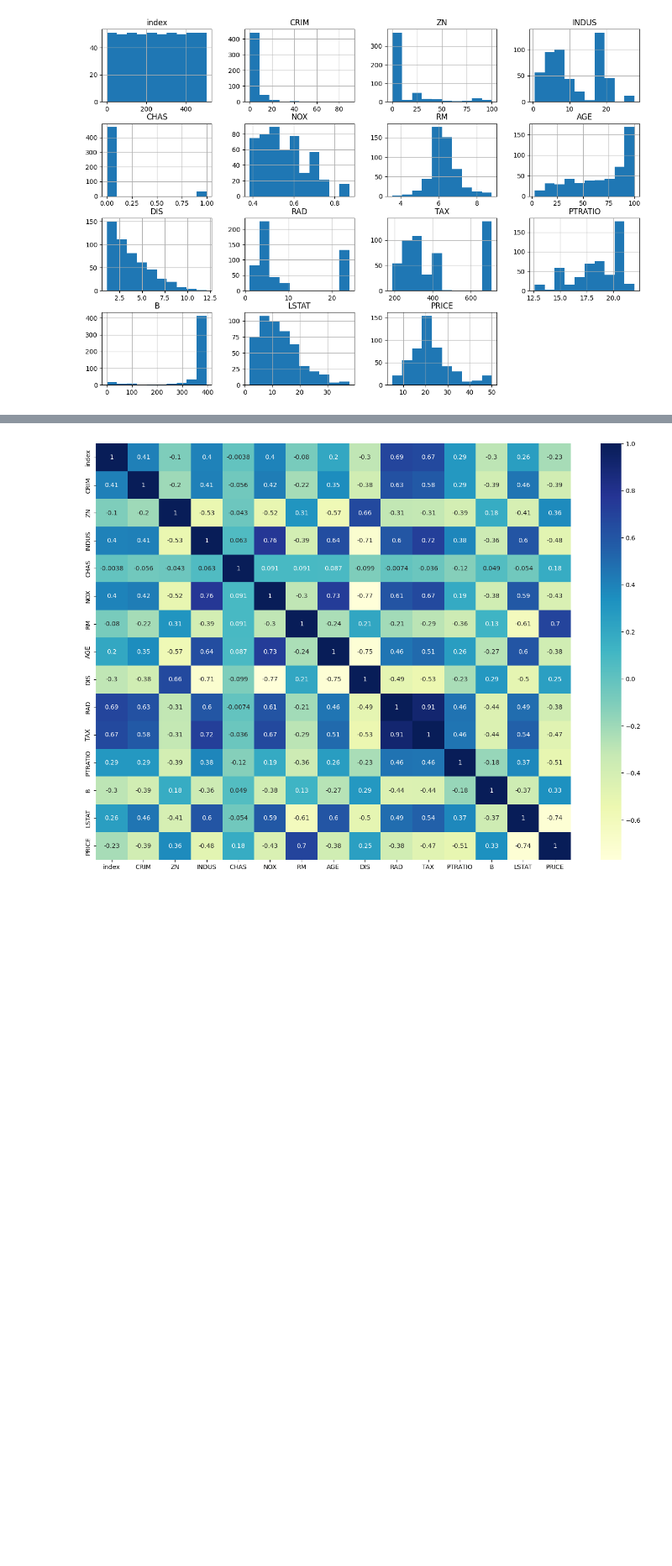
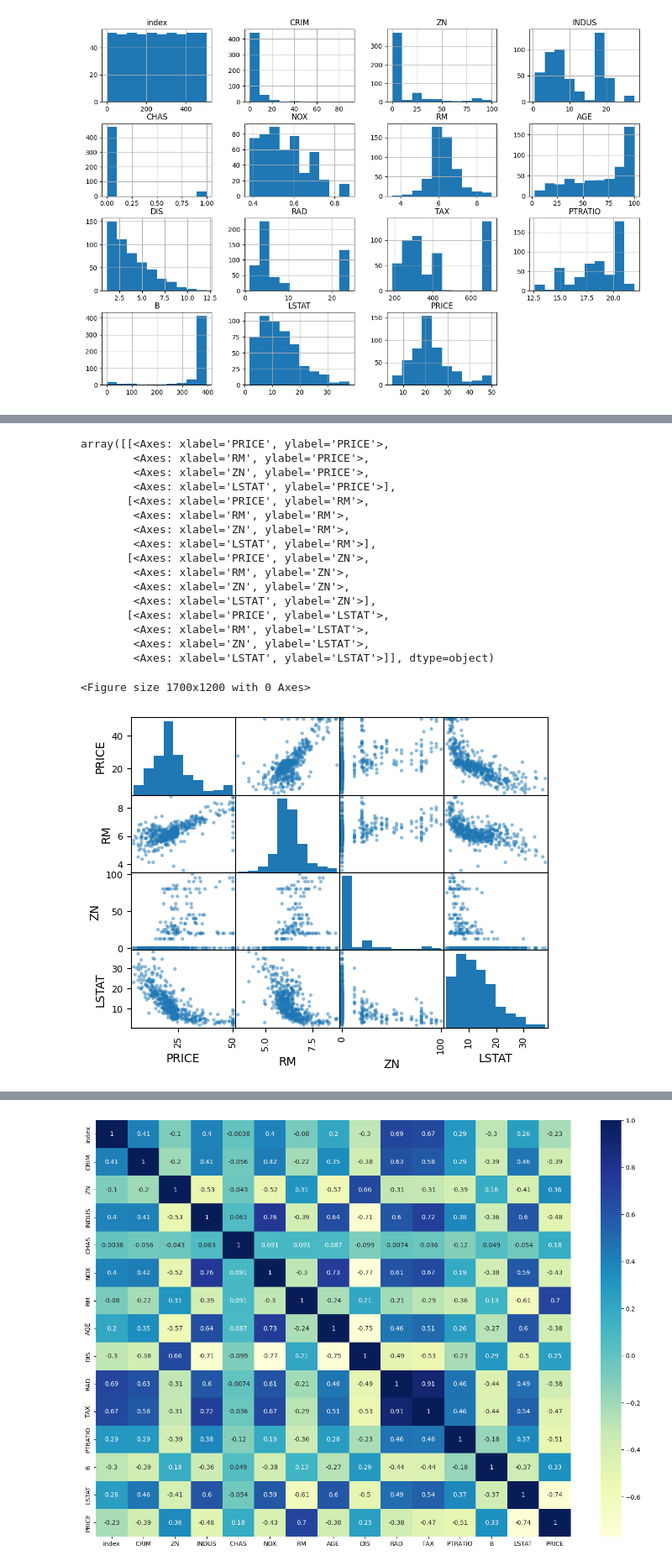
Before and after one commit to kumarabhishek0001/House_price_prediction, a Jupyter notebook: price_prediction.ipynb, the cells around one changed output, grey strips where cells are left out. Shown at 84% size. Cells and saved outputs as stored; diff of their text form; code cells hidden in the pictures; blank space fills up the shorter version.

```diff
--- a/price_prediction.ipynb
+++ b/price_prediction.ipynb
@@ -116,0 +139,24 @@ df.corr()
+# %%
+plt.figure(figsize=(17,12))
+from pandas.plotting import scatter_matrix
+attributes=['PRICE','RM','ZN','LSTAT']
+scatter_matrix(df[attributes])
+# %% [output]
+array([[<Axes: xlabel='PRICE', ylabel='PRICE'>,
+        <Axes: xlabel='RM', ylabel='PRICE'>,
+        <Axes: xlabel='ZN', ylabel='PRICE'>,
+        <Axes: xlabel='LSTAT', ylabel='PRICE'>],
+       [<Axes: xlabel='PRICE', ylabel='RM'>,
+        <Axes: xlabel='RM', ylabel='RM'>,
+        <Axes: xlabel='ZN', ylabel='RM'>,
+        <Axes: xlabel='LSTAT', ylabel='RM'>],
+       [<Axes: xlabel='PRICE', ylabel='ZN'>,
+        <Axes: xlabel='RM', ylabel='ZN'>,
+        <Axes: xlabel='ZN', ylabel='ZN'>,
+        <Axes: xlabel='LSTAT', ylabel='ZN'>],
+       [<Axes: xlabel='PRICE', ylabel='LSTAT'>,
+        <Axes: xlabel='RM', ylabel='LSTAT'>,
+        <Axes: xlabel='ZN', ylabel='LSTAT'>,
+        <Axes: xlabel='LSTAT', ylabel='LSTAT'>]], dtype=object)
+<Figure size 1700x1200 with 0 Axes>
+[figure, added]
```
Also changed, not shown: parts of 8 cells of this notebook.
